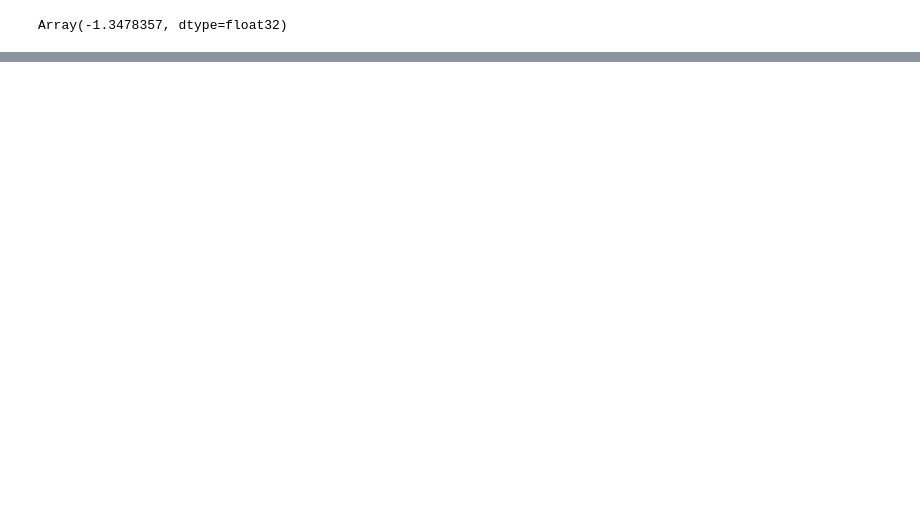
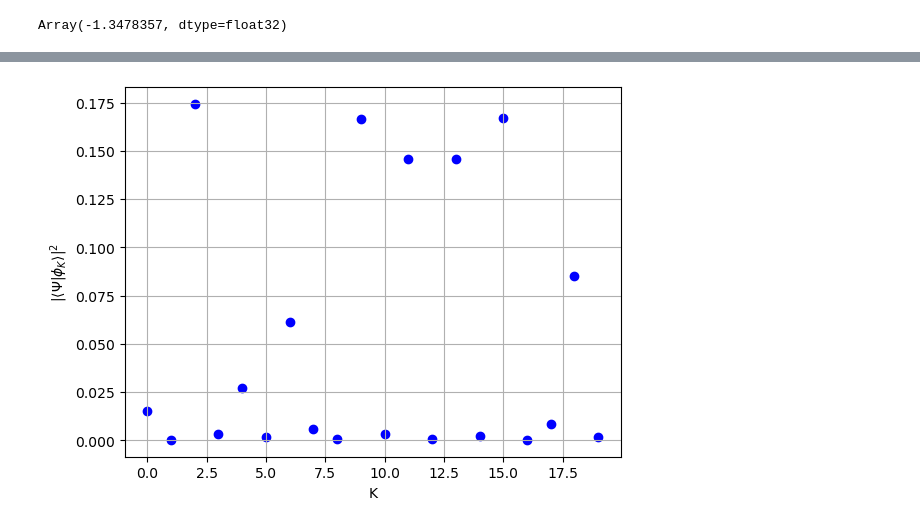
Before and after one commit to abouelkomsan/ferminet_ahmed, a Jupyter notebook: tests.ipynb, the cells around one changed output, grey strips where cells are left out. Cells and saved outputs as stored; diff of their text form; code cells hidden in the pictures; blank space fills up the shorter version.

```diff
--- a/tests.ipynb
+++ b/tests.ipynb
@@ -632,0 +2045,3 @@ Array(-587.69855, dtype=float32)
+# %%
+norm_den = overlap2(log_network,log_network2,gathered_params,gathered_params,reshaped_positions_mapped,reshaped_spins,reshaped_atoms,reshaped_charges)
+overlap_value = jnp.abs(overlap(log_network,log_network2,gathered_params,gathered_params,reshaped_positions_mapped,reshaped_spins,reshaped_atoms,reshaped_charges))
@@ -632,0 +2075,10 @@ Array(-587.69855, dtype=float32)
+# %%
+n_values = list(range(0, 24))
+overlap_list = []
+for n in n_values:
+    cfg = get_config(n)
+    log_network2 = wavefunction(cfg)
+    norm_den = overlap2(log_network,log_network2,gathered_params,gathered_params,reshaped_positions_mapped,reshaped_spins,reshaped_atoms,reshaped_charges)
+    overlap_value = jnp.abs(overlap(log_network,log_network2,gathered_params,gathered_params,reshaped_positions_mapped,reshaped_spins,reshaped_atoms,reshaped_charges))/(jnp.sqrt(norm_den))
+    print(n,overlap_value**2)
+    overlap_list.append(overlap_value**2)
@@ -632,0 +2125,6 @@ Array(-587.69855, dtype=float32)
+# %%
+cfg = get_config(23)
+log_network2 = wavefunction_v2(cfg)
+norm_den = overlap2(log_network,log_network2,gathered_params,gathered_params,reshaped_positions_mapped,reshaped_spins,reshaped_atoms,reshaped_charges)
+overlap_value = jnp.abs(overlap(log_network,log_network2,gathered_params,gathered_params,reshaped_positions_mapped,reshaped_spins,reshaped_atoms,reshaped_charges))/(jnp.sqrt(norm_den))
+overlap_list.append(overlap_value**2)
@@ -632,0 +2133,4 @@ Array(-587.69855, dtype=float32)
+# %%
+overlap_list = jnp.array(overlap_list)  # Convert to JAX array
+sum_of_squares = jnp.sum(overlap_list)
+print(sum_of_squares)
@@ -632,0 +2154,15 @@ Array(-587.69855, dtype=float32)
+# %%
+import matplotlib.pyplot as plt
+
+# Assuming n_values and overlap_list are already populated
+plt.scatter(list(range(0, 20)), overlap_list, marker='o', linestyle='-', color='b')
+
+# Add labels and title
+plt.xlabel('K')
+plt.ylabel(r'$|\langle Ψ|\phi_K \rangle|^2$')
+
+# Show the plot
+plt.grid(True)
+plt.show()
+# %% [output]
+[figure, added]
```
Also changed, not shown: parts of 268 cells of this notebook, 46 other files.
